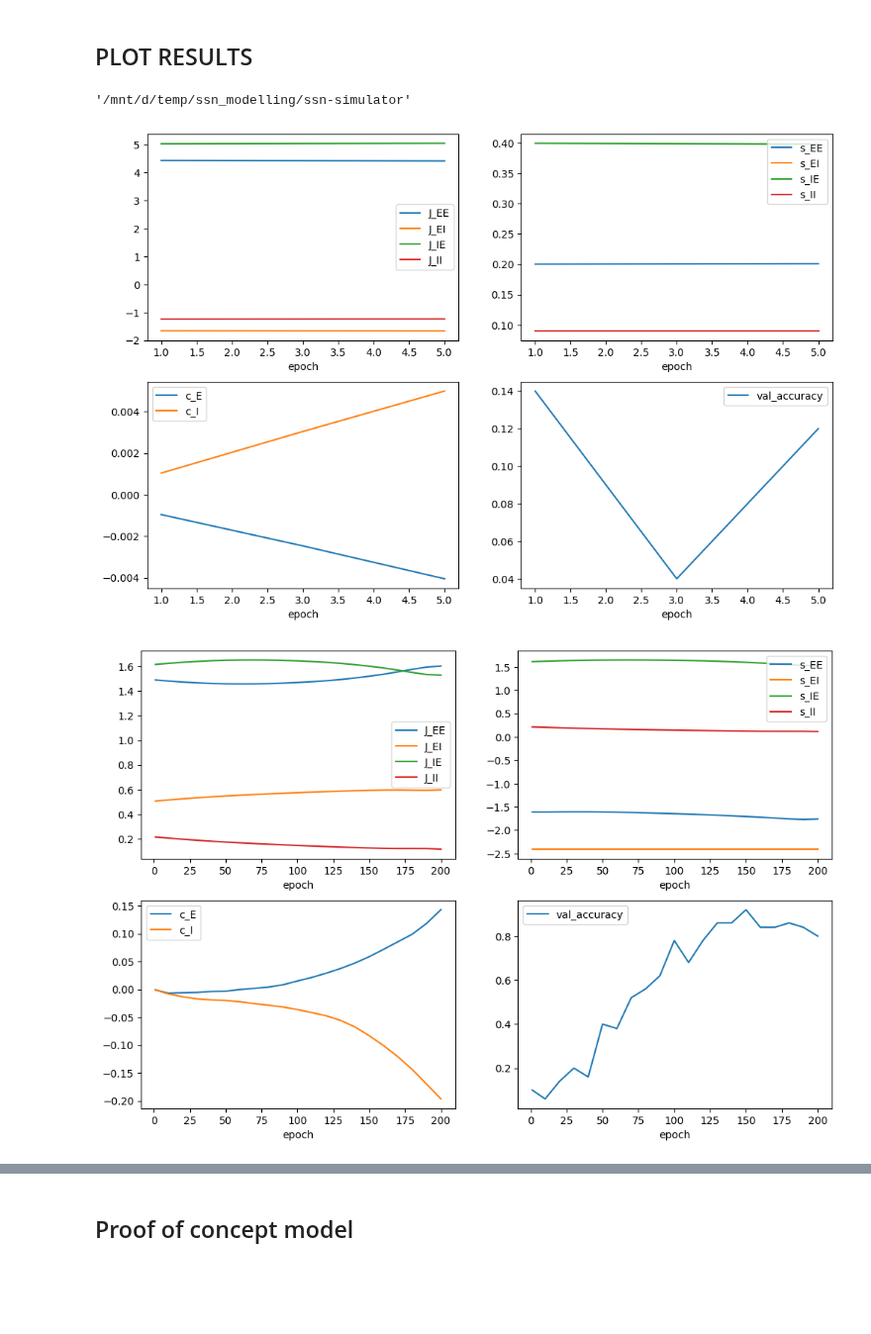
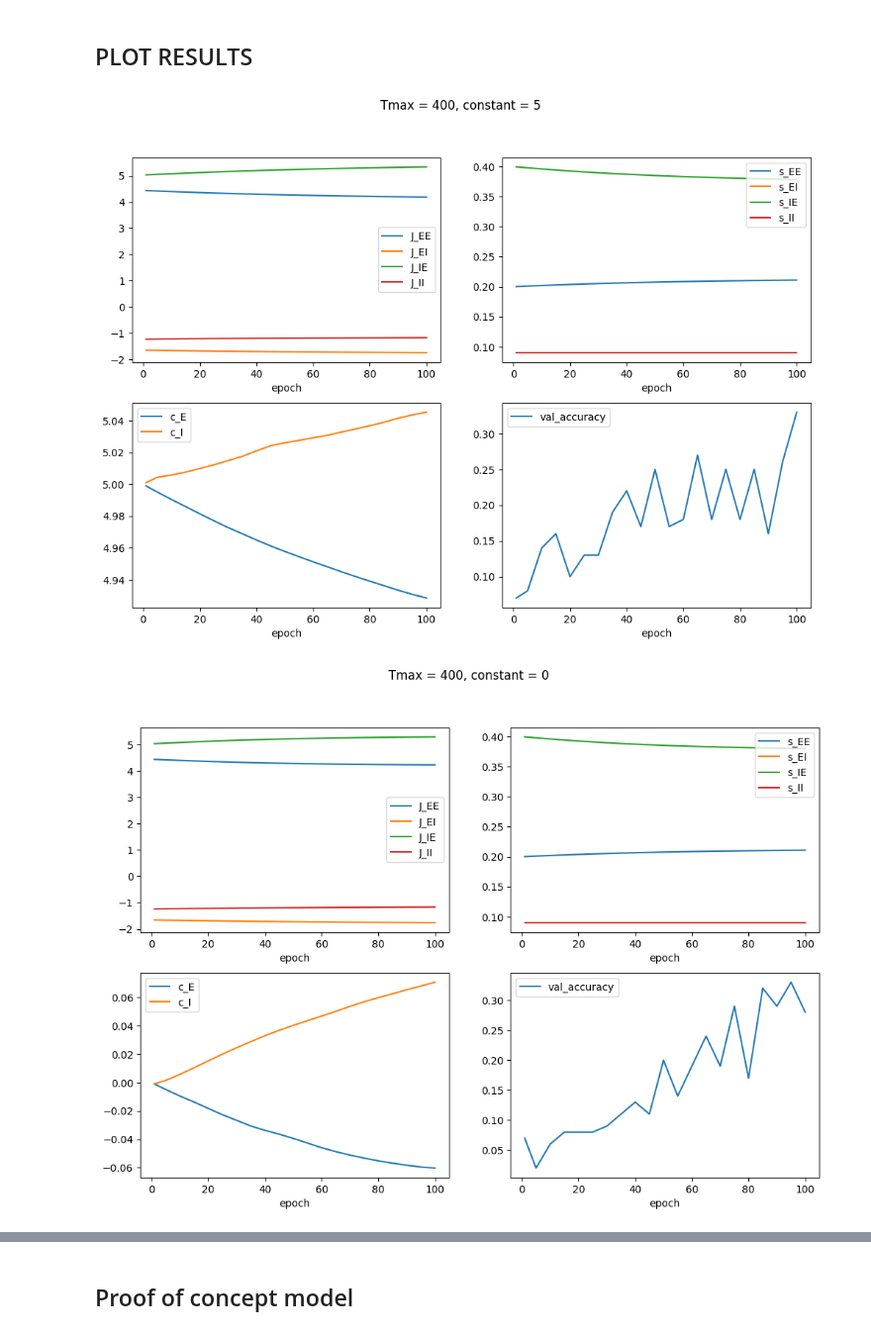
Before and after one commit to clarapecci/SSN_VPL, a Jupyter notebook: 2D_model_new_constant.ipynb, the cells around one changed output, grey strips where cells are left out. Shown at 99% size. Saved outputs shown, nothing was run; the diff lists cells and outputs as text; code cells hidden in the pictures; blank space fills up the shorter version.

Commit message:
Change to save parameters and to calculating new constant

```diff
--- a/2D_model_new_constant.ipynb
+++ b/2D_model_new_constant.ipynb
@@ -509,7 +604,7 @@ all_acc, low_acc = initial_acc( opt_pars, ssn_pars, grid_pars, conn_pars, filter
 # %% [markdown]
 ## PLOT RESULTS
 # %%
-def plot_results(results_file):
+def plot_results(results_file, title=None):
 
     results = pd.read_csv(results_file, header = 0)
     fig, axes = plt.subplots(nrows=2, ncols=2, figsize=(12,8))
@@ -519,18 +614,28 @@ def plot_results(results_file):
     results.plot(x='epoch', y=["c_E", "c_I"], ax = axes[1,0])
     results.plot(x='epoch', y = 'val_accuracy', ax = axes[1,1])
 
+    if title:
+        fig.suptitle(title)
     fig.show()
 # %%
-os.getcwd()
+results = pd.read_csv(results_filename, header = 0)
+#type(results['J_EE'])
+#res = results.to_numpy()
+#Js = np.exp(res[:,1:5])
+#ss = np.exp(res[:,5:-1])
+#print("J ratios = ", np.array((Js[-1,:]/Js[0,:] -1)*100, dtype=int))
+#print("s ratios = ", np.array((ss[-1,:]/ss[0,:] -1)*100, dtype=int))
+#print(results.head(3))
-# %% [output]
-'/mnt/d/temp/ssn_modelling/ssn-simulator'
 # %%
-results_filename = '/mnt/d/temp/ssn_modelling/ssn-simulator/results/exponentiate.csv'
+results_filename = '/mnt/d/temp/ssn_modelling/ssn-simulator/results/constant_set_5.csv'
+results_filename2 = '/mnt/d/temp/ssn_modelling/ssn-simulator/results/constant_set_0.csv'
+results_filename3 = '/mnt/d/temp/ssn_modelling/ssn-simulator/results/constant_set_0_Tmax200.csv'
+results_filename4 = '/mnt/d/temp/ssn_modelling/ssn-simulator/results/constant_set_5_Tmax200.csv'
 # %%
-plot_results(results_filename)
+plot_results(results_filename,  title='Tmax = 400, constant = 5')
 # %% [output]
-[figure, old version]
+[figure, new version]
 # %%
-plot_results(results_filename)
+plot_results(results_filename2, title='Tmax = 400, constant = 0')
 # %% [output]
-[figure, old version]
+[figure, new version]
```
Also changed, not shown: parts of 18 cells of this notebook.
